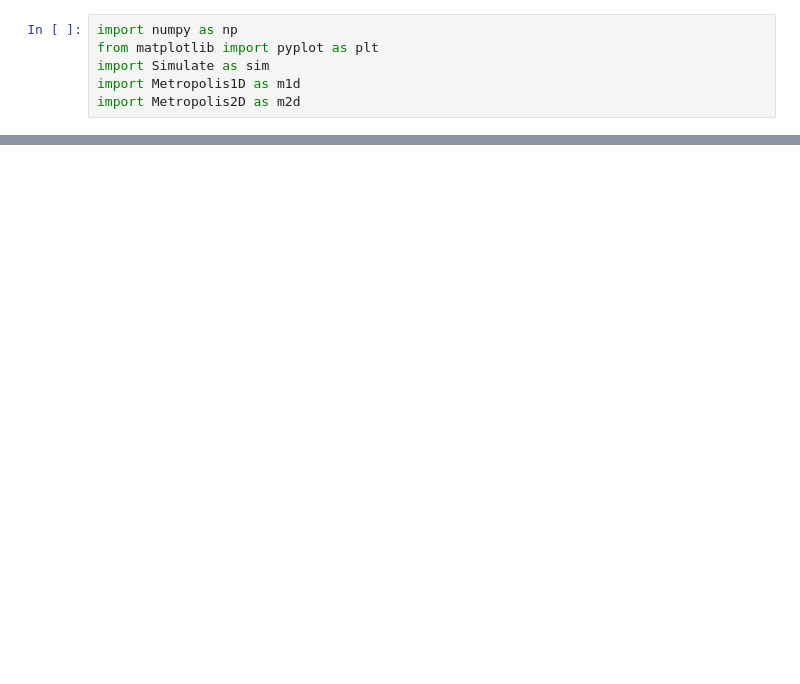
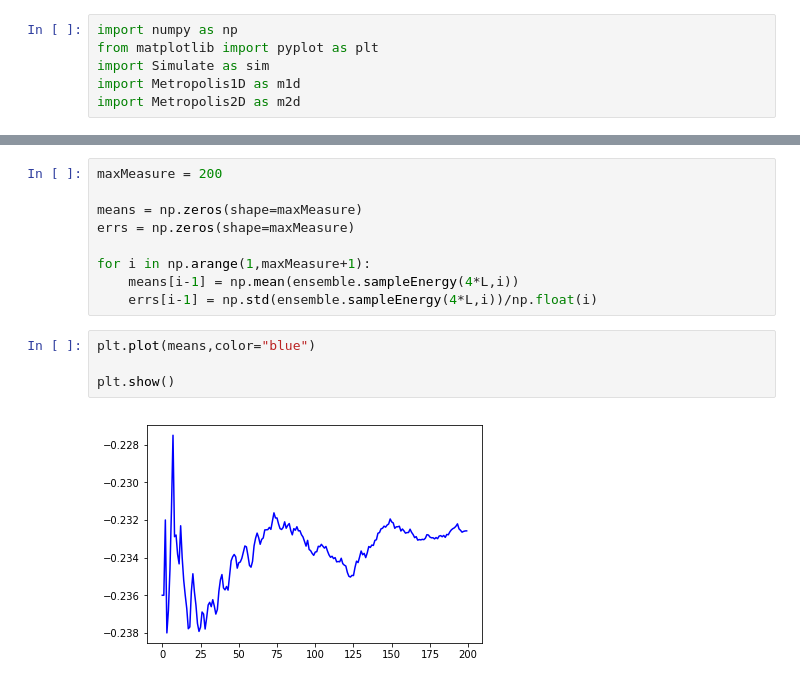
Before and after one commit to j-curtis/IsingMetro, a Jupyter notebook: Simulation-Analysis.ipynb, the cells around one changed output, grey strips where cells are left out. Drawn from its saved outputs; the diff is of its cells as text; blank space fills up the shorter version.

```diff
--- a/Simulation-Analysis.ipynb
+++ b/Simulation-Analysis.ipynb
@@ -86,0 +93,15 @@ plt.show()
+# %%
+maxMeasure = 200
+
+means = np.zeros(shape=maxMeasure)
+errs = np.zeros(shape=maxMeasure)
+
+for i in np.arange(1,maxMeasure+1):
+    means[i-1] = np.mean(ensemble.sampleEnergy(4*L,i))
+    errs[i-1] = np.std(ensemble.sampleEnergy(4*L,i))/np.float(i)
+# %%
+plt.plot(means,color="blue")
+
+plt.show()
+# %% [output]
+[figure, added]
```
Also changed, not shown: parts of 20 cells of this notebook, 1 other file.
